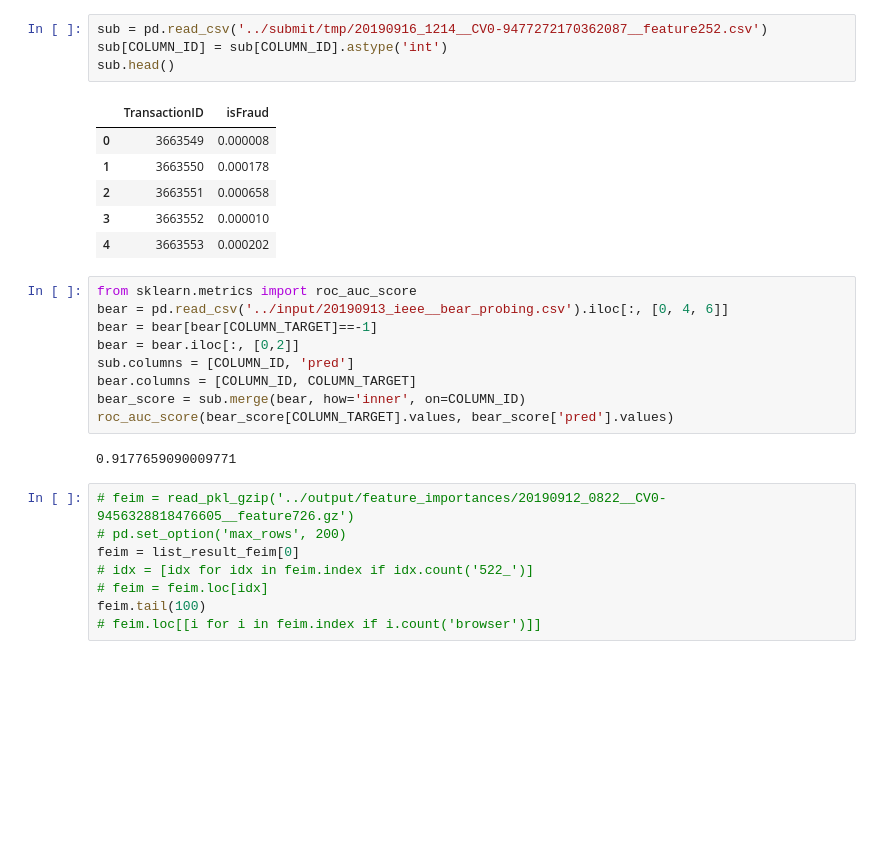
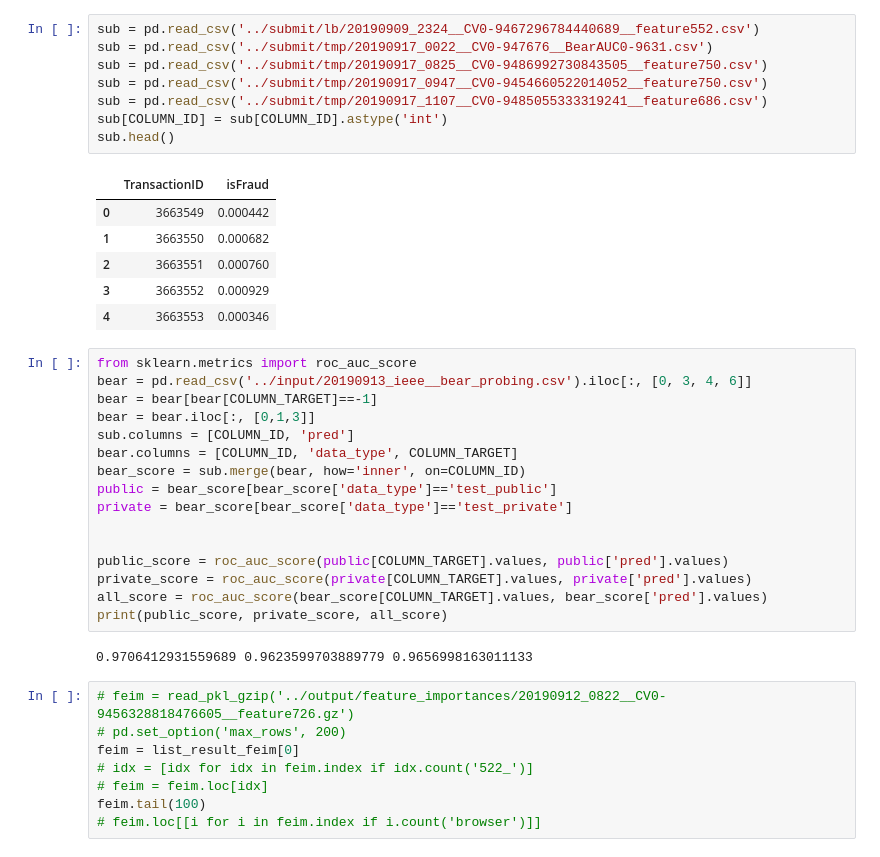
Before and after one commit to yryrgogo/ieee-fraud-5th-place, a Jupyter notebook: src/900_ieee__lgb_valid_feature.ipynb, the cells around one changed output. Saved outputs shown, nothing was run; the diff lists cells and outputs as text; blank space fills up the shorter version.

```diff
--- a/src/900_ieee__lgb_valid_feature.ipynb
+++ b/src/900_ieee__lgb_valid_feature.ipynb
@@ -235,25 +227,36 @@ feim.loc[list_uid]
-# %%
-sub = pd.read_csv('../submit/tmp/20190916_1214__CV0-9477272170362087__feature252.csv')
-sub[COLUMN_ID] = sub[COLUMN_ID].astype('int')
-sub.head()
-# %% [output]
-|  | TransactionID | isFraud |
-| 0 | 3663549 | 0.000008 |
-| 1 | 3663550 | 0.000178 |
-| 2 | 3663551 | 0.000658 |
-| 3 | 3663552 | 0.000010 |
-| 4 | 3663553 | 0.000202 |
+# %%
+sub = pd.read_csv('../submit/lb/20190909_2324__CV0-9467296784440689__feature552.csv')
+sub = pd.read_csv('../submit/tmp/20190917_0022__CV0-947676__BearAUC0-9631.csv')
+sub = pd.read_csv('../submit/tmp/20190917_0825__CV0-9486992730843505__feature750.csv')
+sub = pd.read_csv('../submit/tmp/20190917_0947__CV0-9454660522014052__feature750.csv')
+sub = pd.read_csv('../submit/tmp/20190917_1107__CV0-9485055333319241__feature686.csv')
+sub[COLUMN_ID] = sub[COLUMN_ID].astype('int')
+sub.head()
+# %% [output]
+|  | TransactionID | isFraud |
+| 0 | 3663549 | 0.000442 |
+| 1 | 3663550 | 0.000682 |
+| 2 | 3663551 | 0.000760 |
+| 3 | 3663552 | 0.000929 |
+| 4 | 3663553 | 0.000346 |
 # %%
 from sklearn.metrics import roc_auc_score
-bear = pd.read_csv('../input/20190913_ieee__bear_probing.csv').iloc[:, [0, 4, 6]]
+bear = pd.read_csv('../input/20190913_ieee__bear_probing.csv').iloc[:, [0, 3, 4, 6]]
 bear = bear[bear[COLUMN_TARGET]==-1]
-bear = bear.iloc[:, [0,2]]
+bear = bear.iloc[:, [0,1,3]]
 sub.columns = [COLUMN_ID, 'pred']
-bear.columns = [COLUMN_ID, COLUMN_TARGET]
+bear.columns = [COLUMN_ID, 'data_type', COLUMN_TARGET]
 bear_score = sub.merge(bear, how='inner', on=COLUMN_ID)
-roc_auc_score(bear_score[COLUMN_TARGET].values, bear_score['pred'].values)
+public = bear_score[bear_score['data_type']=='test_public']
+private = bear_score[bear_score['data_type']=='test_private']
+
+
+public_score = roc_auc_score(public[COLUMN_TARGET].values, public['pred'].values)
+private_score = roc_auc_score(private[COLUMN_TARGET].values, private['pred'].values)
+all_score = roc_auc_score(bear_score[COLUMN_TARGET].values, bear_score['pred'].values)
+print(public_score, private_score, all_score)
 # %% [output]
-0.9177659090009771
+0.9706412931559689 0.9623599703889779 0.9656998163011133
 # %%
 # feim = read_pkl_gzip('../output/feature_importances/20190912_0822__CV0-9456328818476605__feature726.gz')
 # pd.set_option('max_rows', 200)
```
Also changed, not shown: parts of 4 cells of this notebook, 14 other files.
